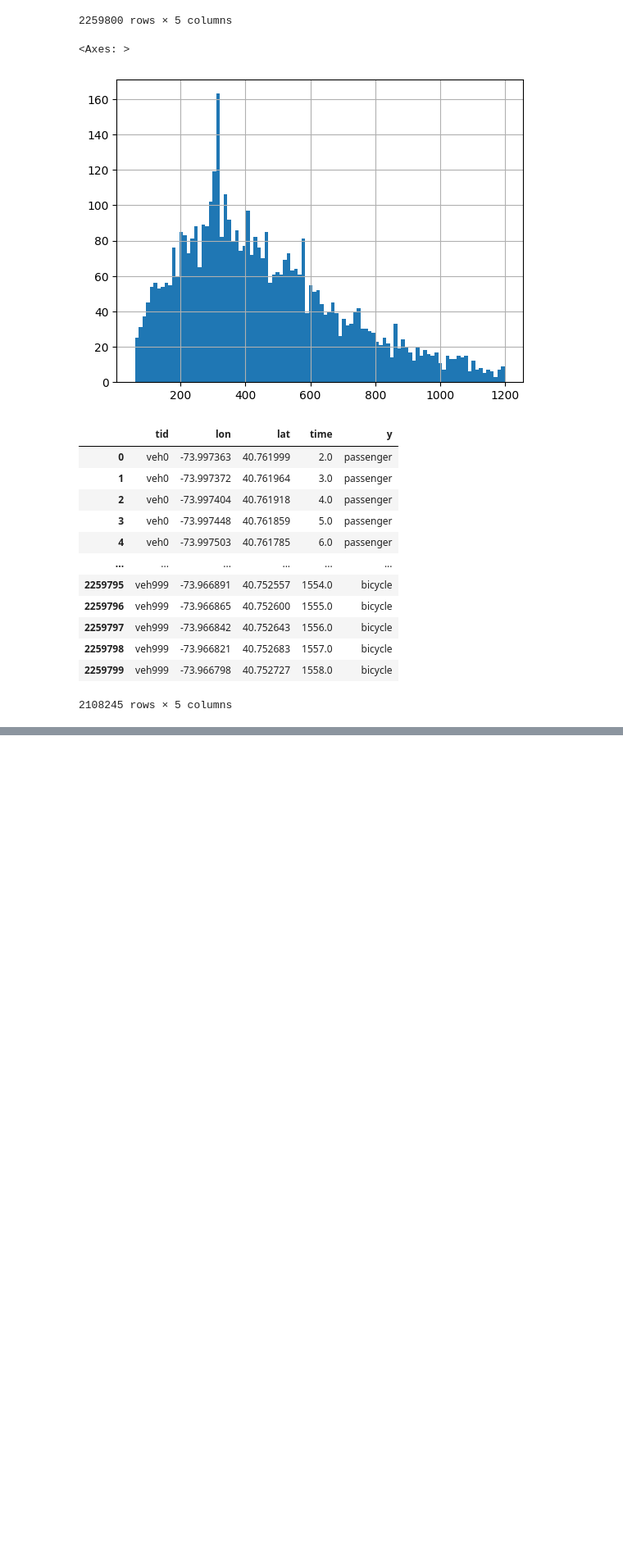
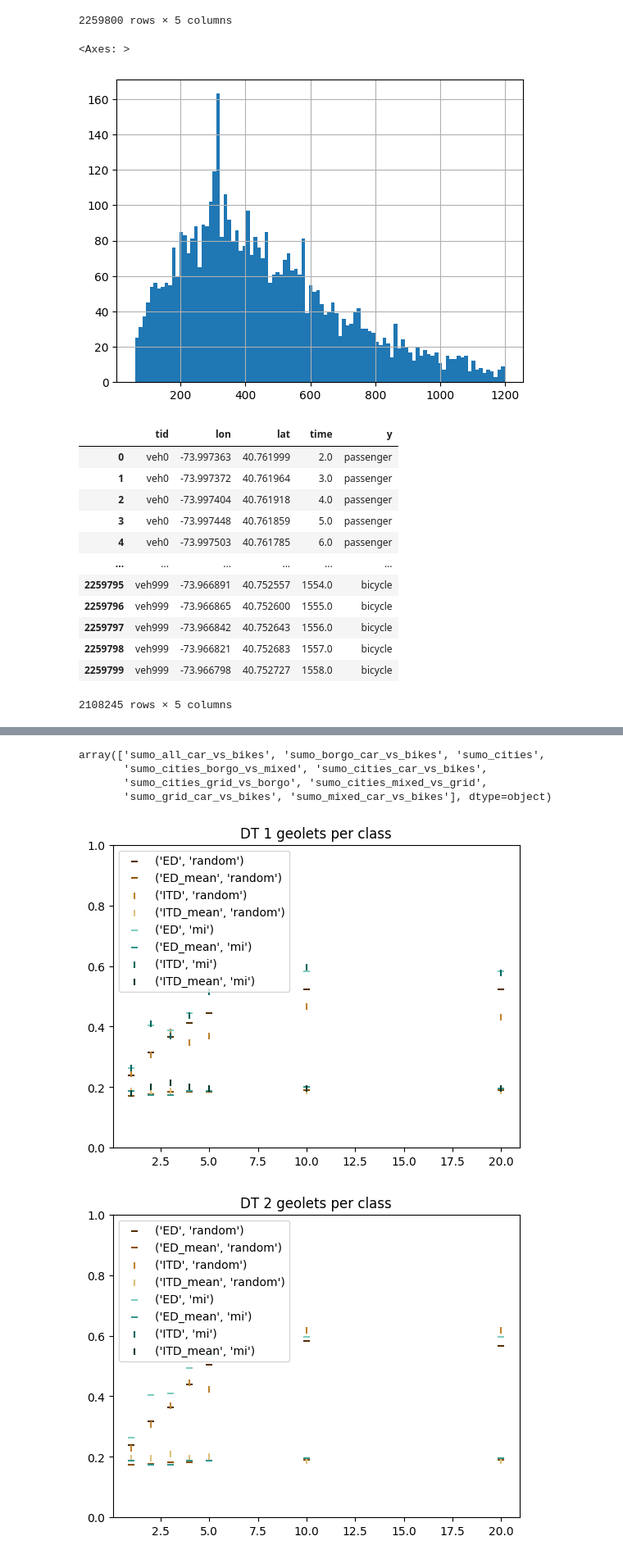
Before and after one commit to cri98li/Understanding-Mobility-Shapelets, a Jupyter notebook: code/benchmark/benchmark_sumo.ipynb, the cells around one changed output, grey strips where cells are left out. Shown at 82% size. Saved outputs shown, nothing was run; the diff lists cells and outputs as text; code cells hidden in the pictures; blank space fills up the shorter version.

```diff
--- a/code/benchmark/benchmark_sumo.ipynb
+++ b/code/benchmark/benchmark_sumo.ipynb
@@ -101,0 +104,4 @@ df[df.tid.isin(df_count.keys())]
+# %%
+df = pd.read_csv("results/scores_cv/results.csv").drop(columns=["n_jobs"])
+
+df
@@ -101,0 +122,5 @@ df[df.tid.isin(df_count.keys())]
+# %%
+df_grouped = df.groupby(by=["dataset_name", "trj_class", "n_geo_factor", "n_geo_", "selection", "distance", "n_classes",
+                            "max_depth", "class_weight", "model", "n_estimators", "n_neighbors"], dropna=False).mean().reset_index().drop(columns=["cv_idx"])
+
+df_grouped
@@ -101,0 +161,51 @@ df[df.tid.isin(df_count.keys())]
+# %%
+df_grouped.dataset_name.unique()
+# %% [output]
+array(['sumo_all_car_vs_bikes', 'sumo_borgo_car_vs_bikes', 'sumo_cities',
+       'sumo_cities_borgo_vs_mixed', 'sumo_cities_car_vs_bikes',
+       'sumo_cities_grid_vs_borgo', 'sumo_cities_mixed_vs_grid',
+       'sumo_grid_car_vs_bikes', 'sumo_mixed_car_vs_bikes'], dtype=object)
+# %%
+from matplotlib import pyplot as plt
+
+model = "DT"
+dataset = "sumo_all_car_vs_bikes"
+
+x_axis_col = {
+    "KNN": "n_neighbors",
+    "DT": "max_depth",
+    "RF": "n_estimators",
+}
+
+color_map={
+    ('ED', 'random'): "#543005",
+    ('ED_mean', 'random'): "#8c510a",
+    ('ITD', 'random'): "#bf812d",
+    ('ITD_mean', 'random'): "#dfc27d",
+
+    ('ED', 'mi'): "#80cdc1",
+    ('ED_mean', 'mi'): "#35978f",
+    ('ITD', 'mi'): "#01665e",
+    ('ITD_mean', 'mi'): "#003c30",
+}
+
+
+df_plot = df_grouped[(df_grouped.dataset_name == dataset) & (df_grouped.model == model)]
+
+for n_geo_factor in df_grouped.n_geo_factor.unique():
+    for selection in df.selection.unique():
+        for distance in df_plot.distance.unique():
+            plt.scatter(df_plot[(df_plot.distance == distance) & (df_plot.selection == selection) & (df_plot.n_geo_factor == n_geo_factor)][x_axis_col[model]],
+                        df_plot[(df_plot.distance == distance) & (df_plot.selection == selection) & (df_plot.n_geo_factor == n_geo_factor)].accuracy,
+                        marker="_" if 'ED' in distance else '|',
+                        c=color_map[(distance, selection)],
+                        label=f"{distance, selection}")
+
+    plt.title(f"{model} {n_geo_factor} geolets per class")
+
+    plt.legend()
+    plt.ylim(0, 1)
+    plt.show()
+# %% [output]
+[figure, added]
+[figure, added]
```
Also changed, not shown: parts of 6 cells of this notebook.
